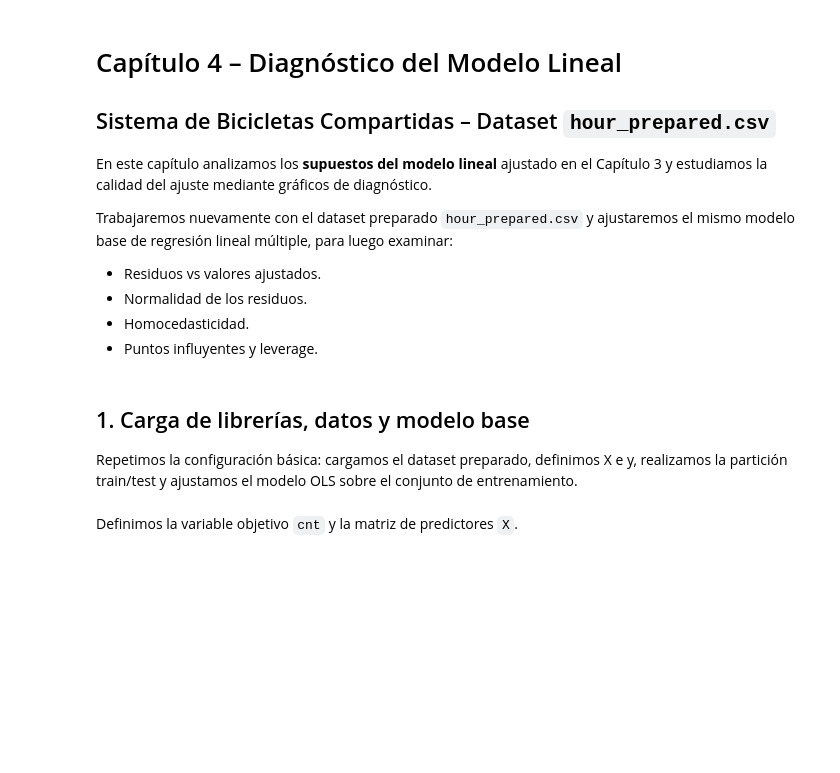
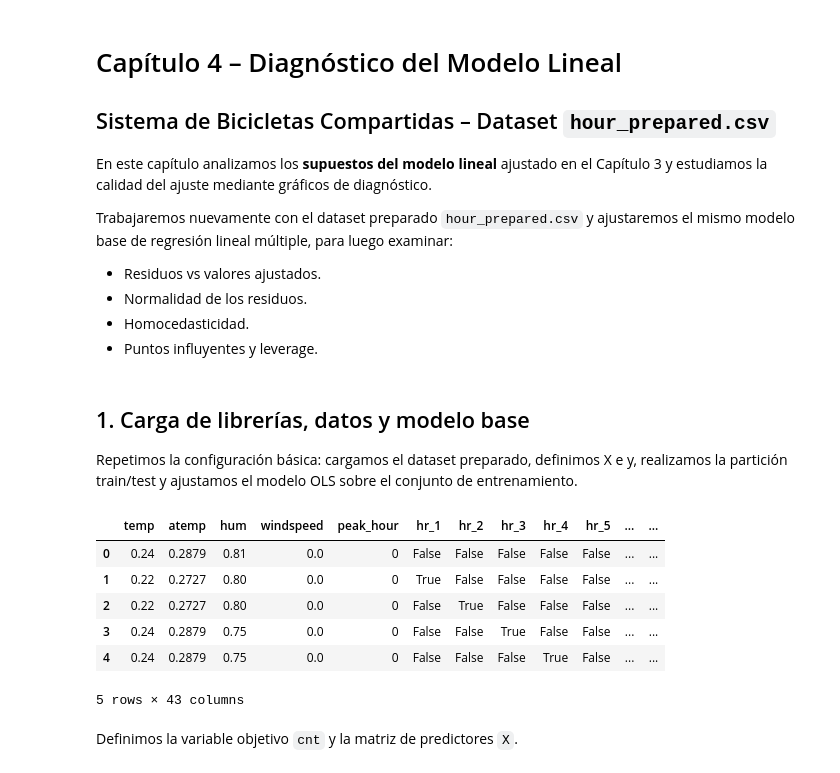
Before and after one commit to Efrainfernando/bike-sharing-project, a Jupyter notebook: _sources/cap4-diagnostico.ipynb, the cells around one changed output. Cells and saved outputs as stored; diff of their text form; code cells hidden in the pictures; blank space fills up the shorter version.

```diff
--- a/_sources/cap4-diagnostico.ipynb
+++ b/_sources/cap4-diagnostico.ipynb
@@ -29,9 +29,16 @@ plt.rcParams["axes.titlesize"] = 12
 plt.rcParams["axes.labelsize"] = 11
 # %%
 # Carga del dataset preparado
-data_path = "../data/hour_prepared.csv"
-df_model = pd.read_csv(data_path)
+df_model = pd.read_csv("../data/hour_prepared.csv")
 df_model.head()
+# %% [output]
+|  | temp | atemp | hum | windspeed | peak_hour | hr_1 | hr_2 | hr_3 | hr_4 | hr_5 | ... | ... |
+| 0 | 0.24 | 0.2879 | 0.81 | 0.0 | 0 | False | False | False | False | False | ... | ... |
+| 1 | 0.22 | 0.2727 | 0.80 | 0.0 | 0 | True | False | False | False | False | ... | ... |
+| 2 | 0.22 | 0.2727 | 0.80 | 0.0 | 0 | False | True | False | False | False | ... | ... |
+| 3 | 0.24 | 0.2879 | 0.75 | 0.0 | 0 | False | False | True | False | False | ... | ... |
+| 4 | 0.24 | 0.2879 | 0.75 | 0.0 | 0 | False | False | False | True | False | ... | ... |
+5 rows × 43 columns
 # %% [markdown]
 Definimos la variable objetivo `cnt` y la matriz de predictores `X`.
 # %%
```
Also changed, not shown: parts of 12 cells of this notebook, 35 other files.
